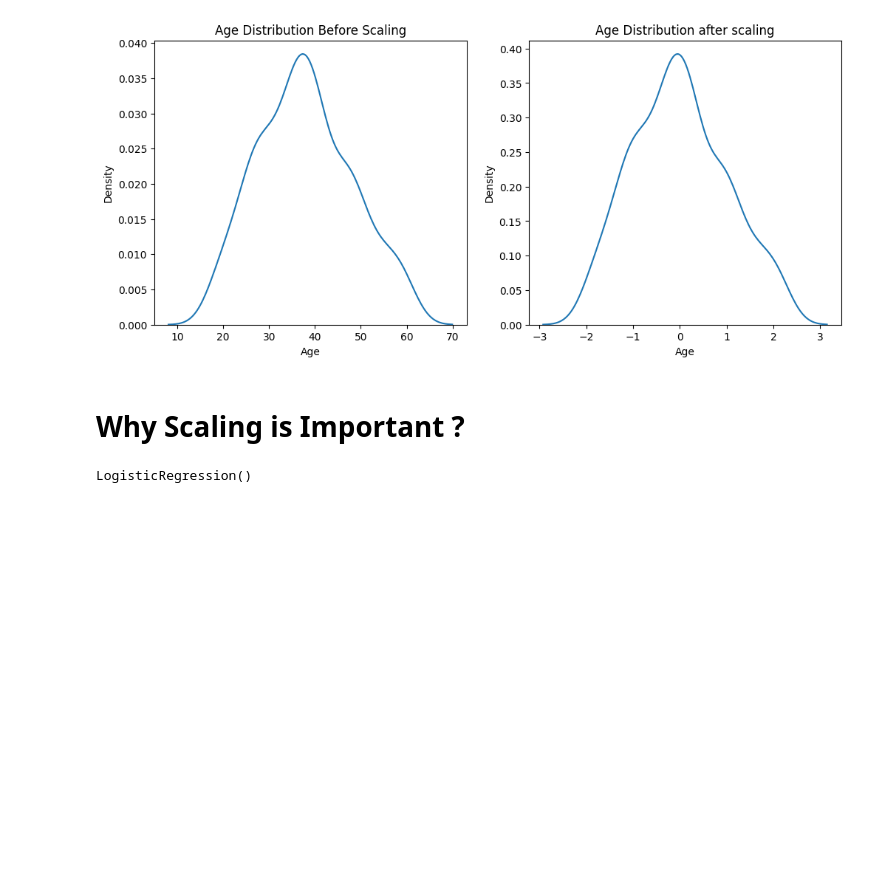
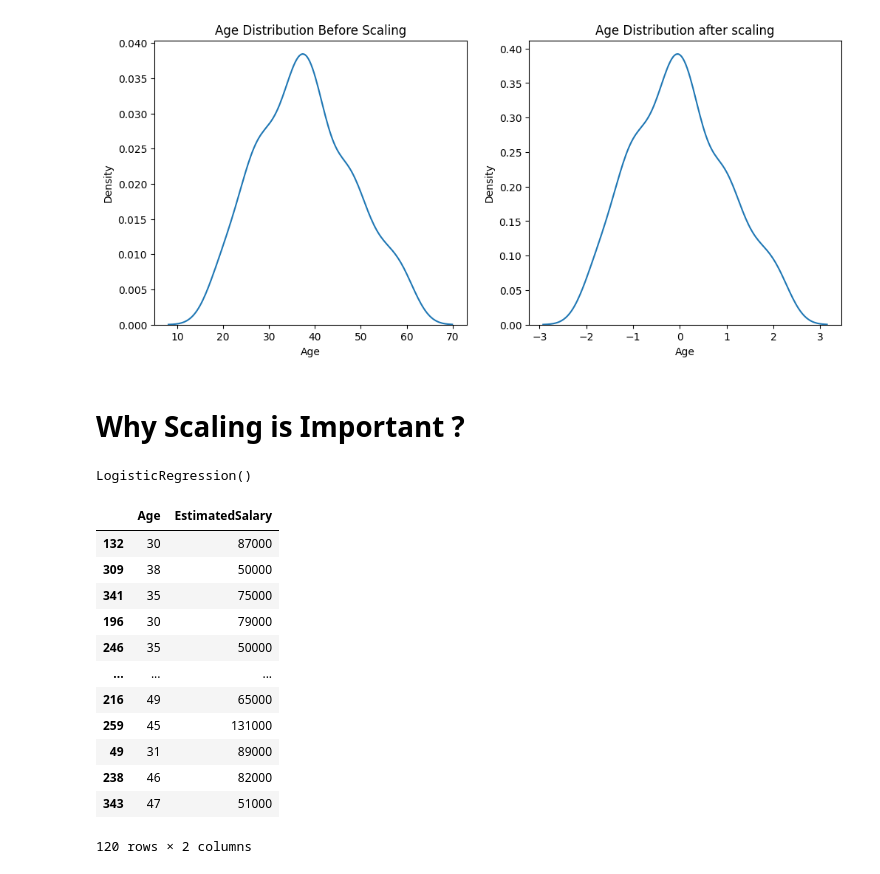
Before and after one commit to ankitsrm/MLLib, a Jupyter notebook: Featur_Scalling.ipynb, the cells around one changed output. Saved outputs shown, nothing was run; the diff lists cells and outputs as text; code cells hidden in the pictures; blank space fills up the shorter version.

```diff
--- a/Featur_Scalling.ipynb
+++ b/Featur_Scalling.ipynb
@@ -173,3 +173,19 @@ lr.fit(X_train,Y_train)
 lr_scaled.fit(X_train_scaled,Y_train)
 # %% [output]
 LogisticRegression()
+# %%
+X_test
+# %% [output]
+|  | Age | EstimatedSalary |
+| 132 | 30 | 87000 |
+| 309 | 38 | 50000 |
+| 341 | 35 | 75000 |
+| 196 | 30 | 79000 |
+| 246 | 35 | 50000 |
+| ... | ... | ... |
+| 216 | 49 | 65000 |
+| 259 | 45 | 131000 |
+| 49 | 31 | 89000 |
+| 238 | 46 | 82000 |
+| 343 | 47 | 51000 |
+120 rows × 2 columns
```
Also changed, not shown: parts of 4 cells of this notebook.
